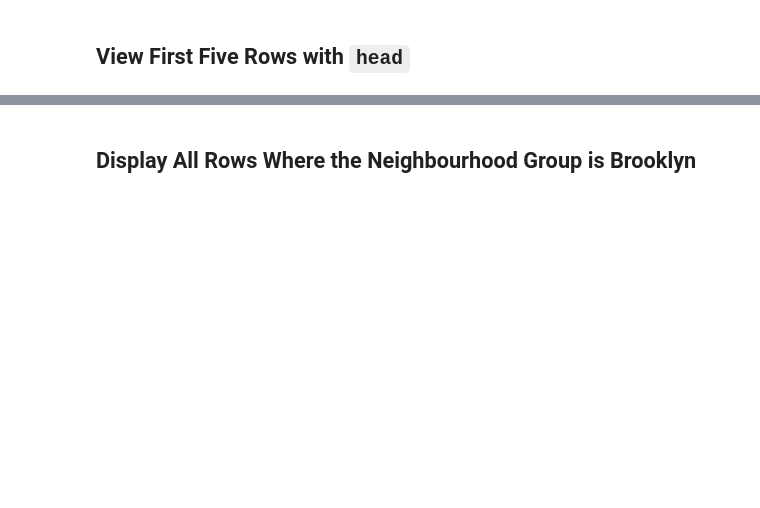
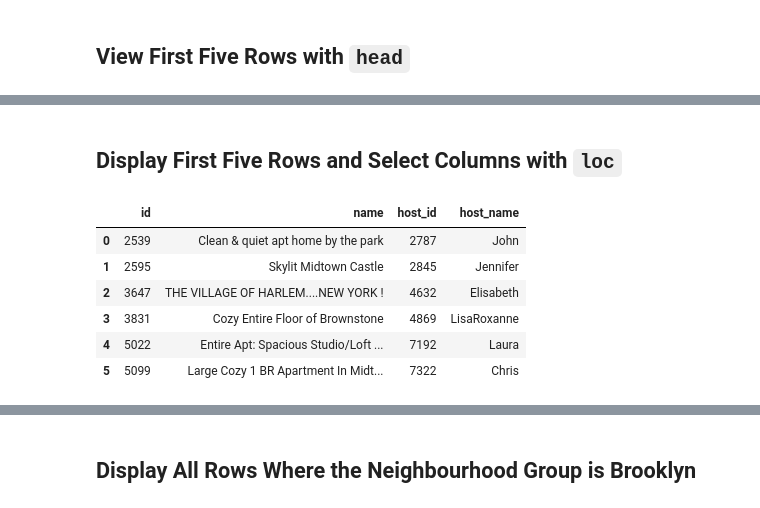
Before and after one commit to sadams26/excel_to_python, a Jupyter notebook: excel_to_python.ipynb, the cells around one changed output, grey strips where cells are left out. Saved outputs shown, nothing was run; the diff lists cells and outputs as text; code cells hidden in the pictures; blank space fills up the shorter version.

```diff
--- a/excel_to_python.ipynb
+++ b/excel_to_python.ipynb
@@ -23,0 +33,12 @@ df.head()
+# %% [markdown]
+## Display First Five Rows and Select Columns with `loc`
+# %%
+df.loc[0:5, ["id", "name", "host_id", "host_name"]]
+# %% [output]
+|  | id | name | host_id | host_name |
+| 0 | 2539 | Clean & quiet apt home by the park | 2787 | John |
+| 1 | 2595 | Skylit Midtown Castle | 2845 | Jennifer |
+| 2 | 3647 | THE VILLAGE OF HARLEM....NEW YORK ! | 4632 | Elisabeth |
+| 3 | 3831 | Cozy Entire Floor of Brownstone | 4869 | LisaRoxanne |
+| 4 | 5022 | Entire Apt: Spacious Studio/Loft ... | 7192 | Laura |
+| 5 | 5099 | Large Cozy 1 BR Apartment In Midt... | 7322 | Chris |
```
Also changed, not shown: parts of 15 cells of this notebook.
